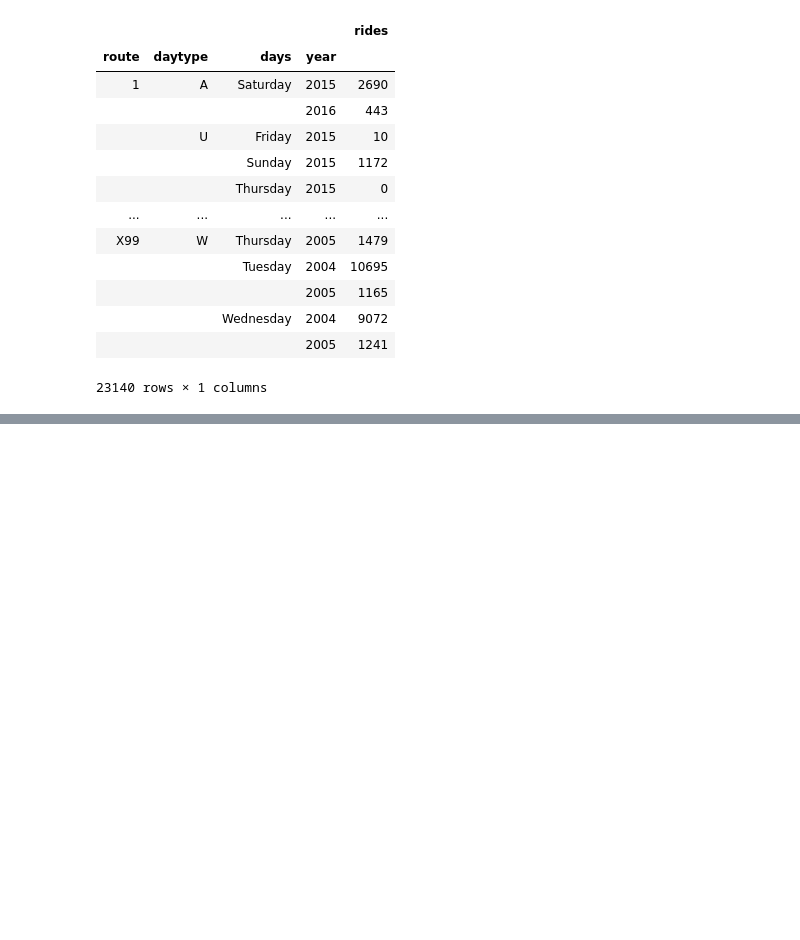
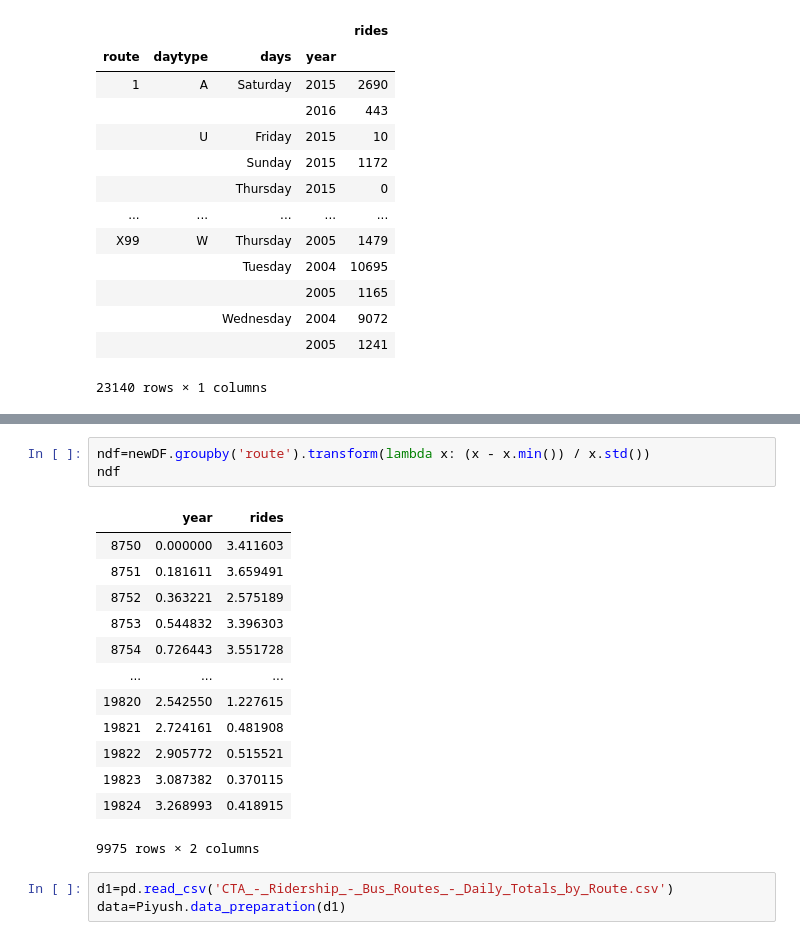
Before and after one commit to uic-cs418/python_demons, a Jupyter notebook: Piyush.ipynb, the cells around one changed output, grey strips where cells are left out. Saved outputs shown, nothing was run; the diff lists cells and outputs as text; blank space fills up the shorter version.

```diff
--- a/Piyush.ipynb
+++ b/Piyush.ipynb
@@ -336,0 +164,20 @@ notweek
+# %%
+ndf=newDF.groupby('route').transform(lambda x: (x - x.min()) / x.std())
+ndf
+# %% [output]
+|  | year | rides |
+| 8750 | 0.000000 | 3.411603 |
+| 8751 | 0.181611 | 3.659491 |
+| 8752 | 0.363221 | 2.575189 |
+| 8753 | 0.544832 | 3.396303 |
+| 8754 | 0.726443 | 3.551728 |
+| ... | ... | ... |
+| 19820 | 2.542550 | 1.227615 |
+| 19821 | 2.724161 | 0.481908 |
+| 19822 | 2.905772 | 0.515521 |
+| 19823 | 3.087382 | 0.370115 |
+| 19824 | 3.268993 | 0.418915 |
+9975 rows × 2 columns
+# %%
+d1=pd.read_csv('CTA_-_Ridership_-_Bus_Routes_-_Daily_Totals_by_Route.csv')
+data=Piyush.data_preparation(d1)
```
Also changed, not shown: parts of 7 cells of this notebook, 1 other file.
